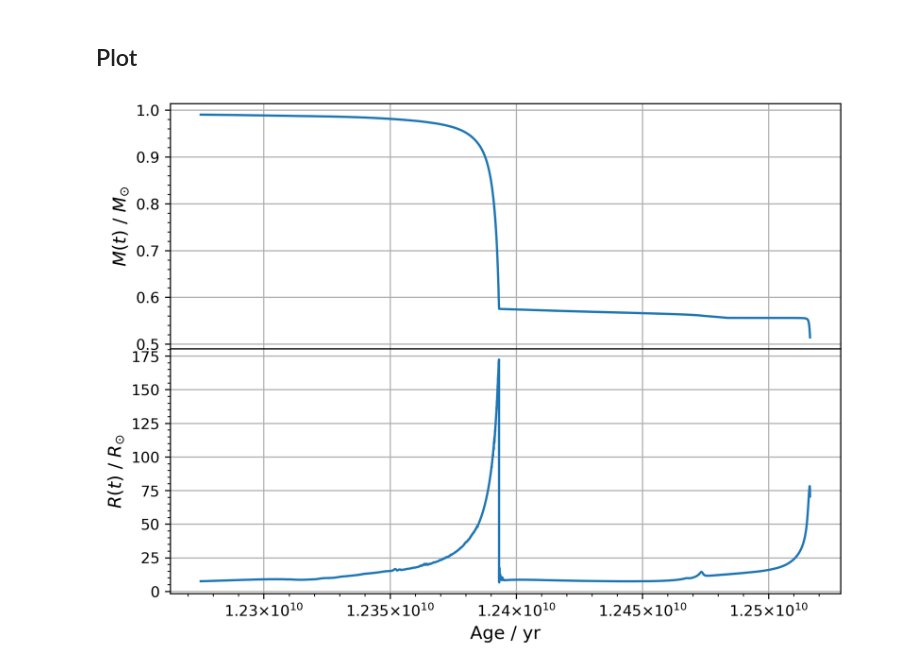
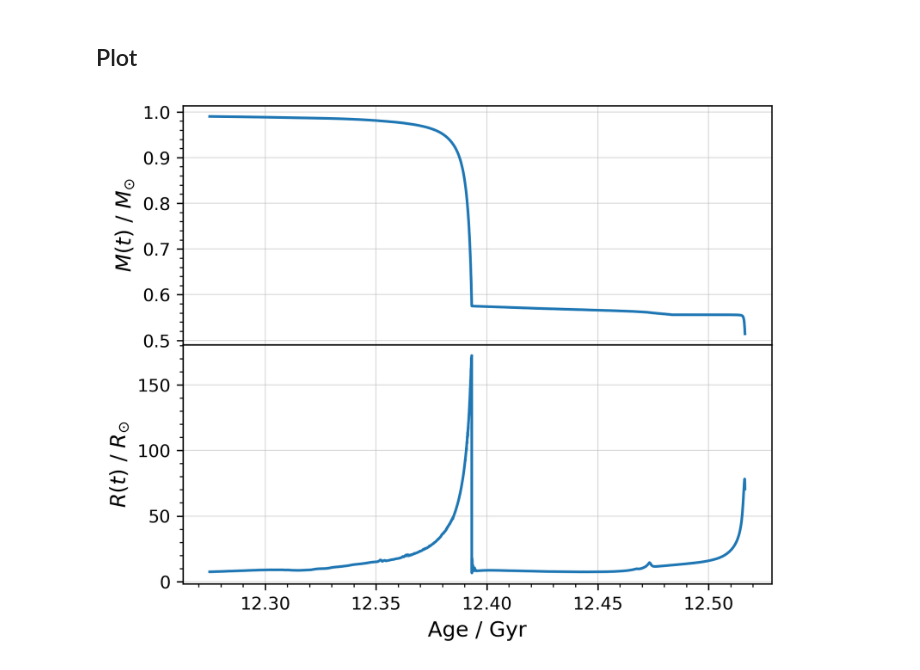
Before and after one commit to sabaronett/REBOUNDxPaper, a Jupyter notebook: fig1.ipynb, the cells around one changed output. Saved outputs shown, nothing was run; the diff lists cells and outputs as text; code cells hidden in the pictures.

Commit message:
Make saved figs format/dimensions consistent

```diff
--- a/fig1.ipynb
+++ b/fig1.ipynb
@@ -21,27 +21,23 @@ Rsuns = data[:, 1]         # data in Rsun units
 # %%
 import matplotlib.pyplot as plt
 import matplotlib.ticker as mticker
 
-f = mticker.ScalarFormatter(useOffset=False, useMathText=True)
-g = lambda x,pos : "${}$".format(f._formatSciNotation('%1.10e' % x))
-
-fig, (ax1, ax2) = plt.subplots(nrows=2, ncols=1, sharex=True, figsize=(8, 6), dpi=300)
+fig, (ax1, ax2) = plt.subplots(nrows=2, ncols=1, sharex=True, figsize=(6, 5),
+                               dpi=300)
 fig.subplots_adjust(hspace=0)
 
 ax1.set_ylabel("$M(t)$ / $M_{\odot}$", fontsize='large')
 ax1.yaxis.set_minor_locator(mticker.AutoMinorLocator())
-ax1.plot(mtimes, masses)
-ax1.grid()
+ax1.plot(mtimes/1e9, masses)
+ax1.grid(lw=.5, alpha=.5)
 
-ax2.set_xlabel('Age / yr', fontsize='large')
-ax2.ticklabel_format(axis='x', style='sci', scilimits=(0,0))
+ax2.set_xlabel('Age / Gyr', fontsize='large')
 ax2.xaxis.set_minor_locator(mticker.AutoMinorLocator())
 ax2.set_ylabel('$R(t)$ / $R_{\odot}$', fontsize='large')
 ax2.yaxis.set_minor_locator(mticker.AutoMinorLocator())
-ax2.plot(rtimes, Rsuns)
-ax2.grid()
+ax2.plot(rtimes/1e9, Rsuns)
+ax2.grid(lw=.5, alpha=.5)
 
-plt.gca().xaxis.set_major_formatter(mticker.FuncFormatter(g))
 plt.savefig('img/fig1.png')
 # %% [output]
-[figure, old version]
+[figure, new version]
```
Also changed, not shown: 5 other files.
